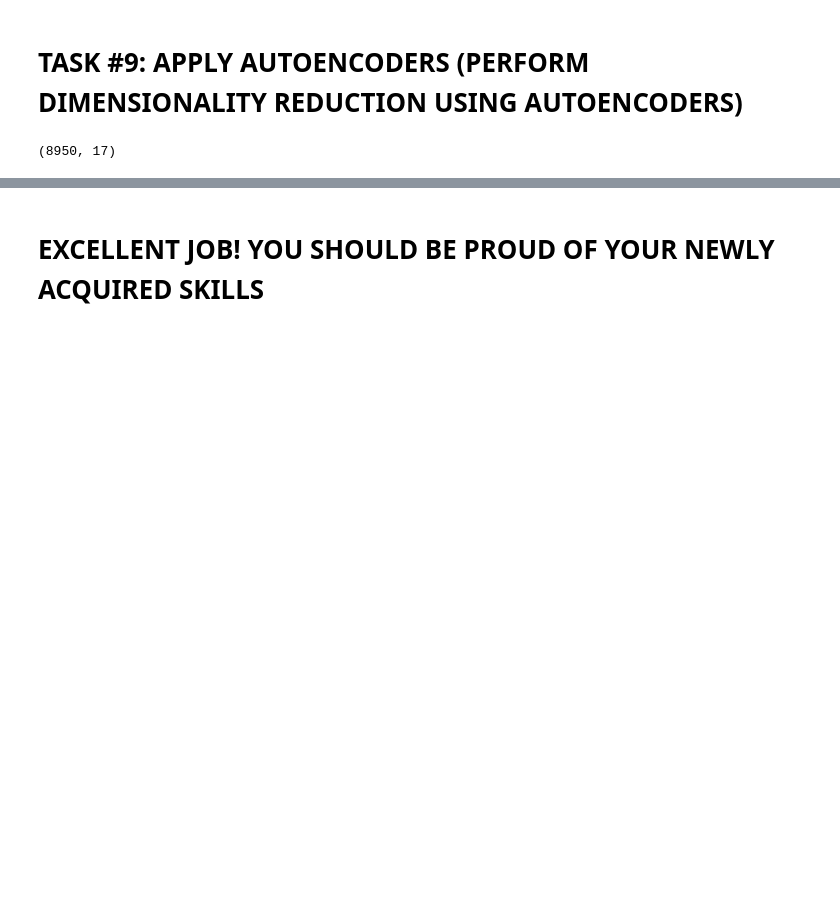
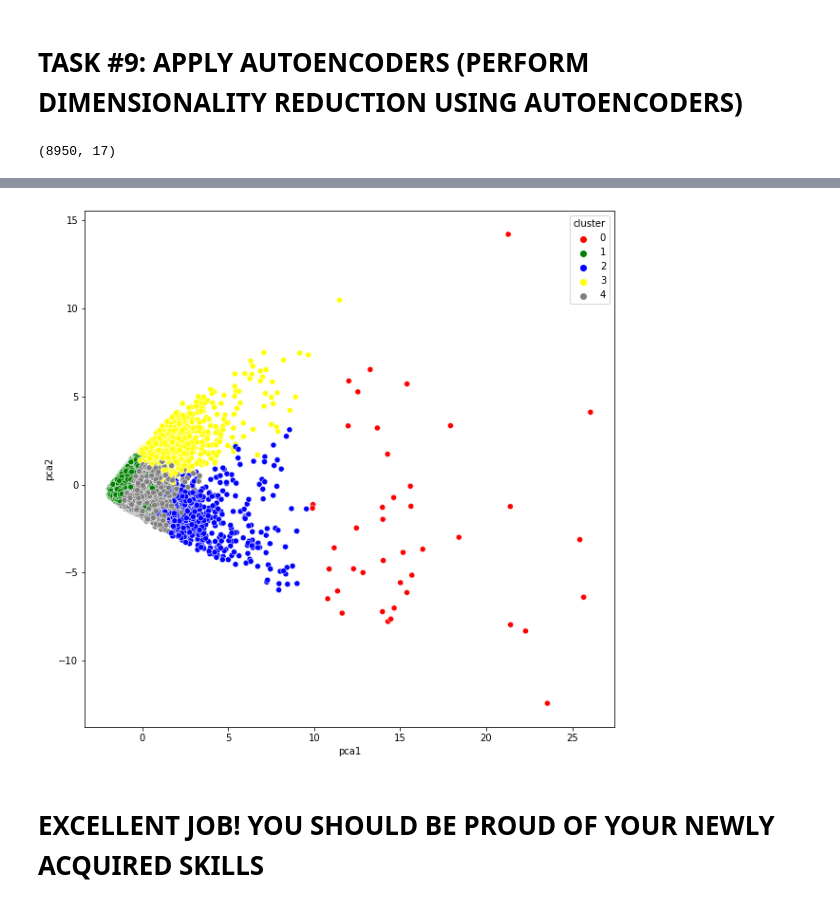
Before and after one commit to lavarius/DSCaseStudies, a Jupyter notebook: MDB_Marketing_Department.ipynb, the cells around one changed output, grey strips where cells are left out. Saved outputs shown, nothing was run; the diff lists cells and outputs as text; code cells hidden in the pictures; blank space fills up the shorter version.

```diff
--- a/MDB_Marketing_Department.ipynb
+++ b/MDB_Marketing_Department.ipynb
@@ -653,0 +710,8 @@ _________________________________________________________________
+# %%
+# apply k-means using optimal number (5) of clusters
+# call the kmeans with 5 Clusters
+kmeans2 = KMeans(5)
+# fit the normalized data with kmeans method
+kmeans2.fit(pred)
+# assign labels to labels2
+labels2 = kmeans2.labels_
@@ -653,0 +752,8 @@ _________________________________________________________________
+# %%
+# apply PCA
+# Obtain the principal components
+# using pca from sklearn.decomposition
+pca2 = PCA(n_components=2) # specifying only 2, and compress into two components
+principal_comp = pca2.fit_transform(pred)
+print(principal_comp)
+pca2_df = pd.DataFrame(data = principal_comp, columns = ['pca1', 'pca2'])
@@ -653,0 +768,4 @@ _________________________________________________________________
+# %%
+# concatenate labels to data frame
+pca2_df = pd.concat([pca2_df, pd.DataFrame({'cluster':labels2})], axis = 1)
+pca2_df.head()
@@ -653,0 +779,11 @@ _________________________________________________________________
+# %%
+# visualize results
+plt.figure(figsize=(10,10))
+ax = sns.scatterplot(x='pca1', y='pca2', hue='cluster', data=pca2_df, palette=['red','green','blue','yellow','grey'])
+# start with 17 features
+# use autoencoder to go down from 17 features to 10,
+# apply PCA to drop them down to two components
+# 5 groups / 5 clusters
+# dimensionality reduction and perform market segmentation
+# %% [output]
+[figure, added]
```
Also changed, not shown: parts of 22 cells of this notebook.
